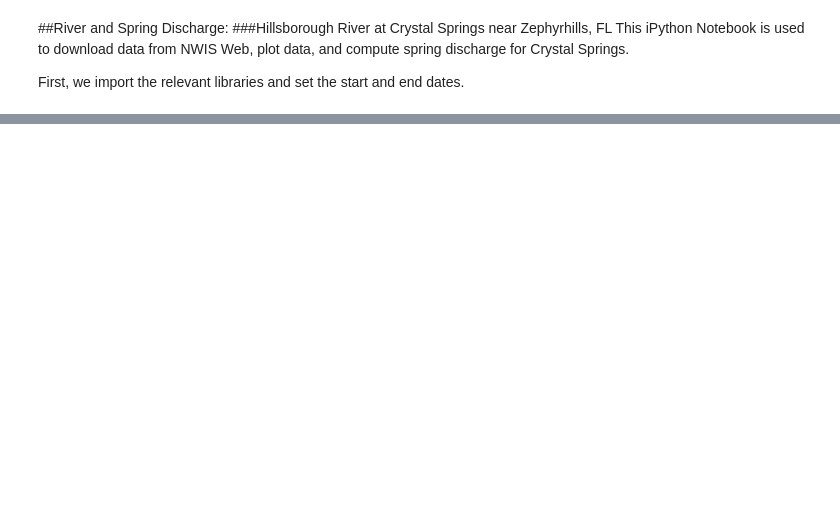
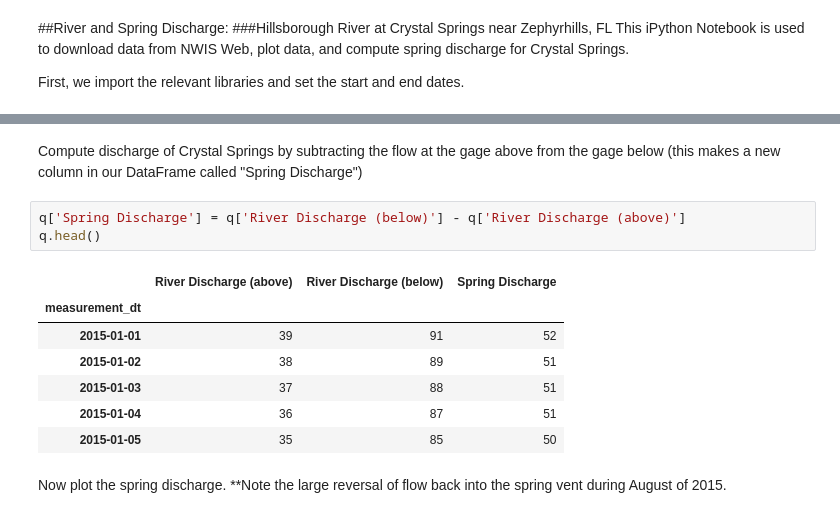
Before and after one commit to jbellino-usgs/notebooks, a Jupyter notebook: CrystalSpringDischarge.ipynb, the cells around one changed output, grey strips where cells are left out. Cells and saved outputs as stored; diff of their text form; blank space fills up the shorter version.

```diff
--- a/CrystalSpringDischarge.ipynb
+++ b/CrystalSpringDischarge.ipynb
@@ -38,4 +55,19 @@ fig.savefig('river_q.png')
 plt.show()
 # %% [output]
 [figure]
+# %% [markdown]
+Compute discharge of Crystal Springs by subtracting the flow at the gage above from the gage below (this makes a new column in our DataFrame called "Spring Discharge")
+# %%
+q['Spring Discharge'] = q['River Discharge (below)'] - q['River Discharge (above)']
+q.head()
+# %% [output]
+|  | River Discharge (above) | River Discharge (below) | Spring Discharge |
+| measurement_dt |  |  |  |
+| 2015-01-01 | 39 | 91 | 52 |
+| 2015-01-02 | 38 | 89 | 51 |
+| 2015-01-03 | 37 | 88 | 51 |
+| 2015-01-04 | 36 | 87 | 51 |
+| 2015-01-05 | 35 | 85 | 50 |
+# %% [markdown]
+Now plot the spring discharge. **Note the large reversal of flow back into the spring vent during August of 2015.
 # %%
```
Also changed, not shown: parts of 10 cells of this notebook.
